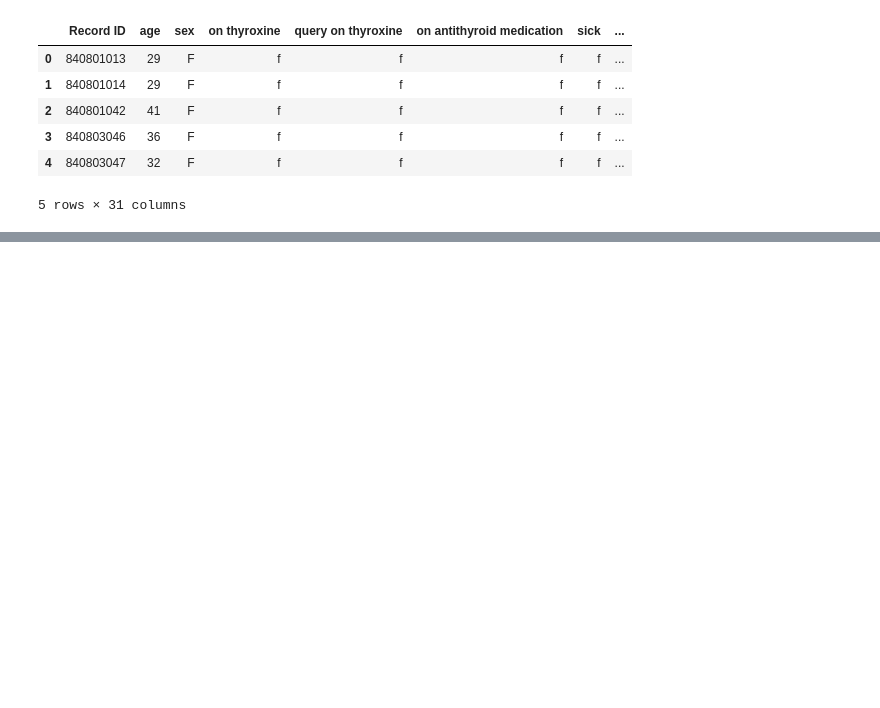
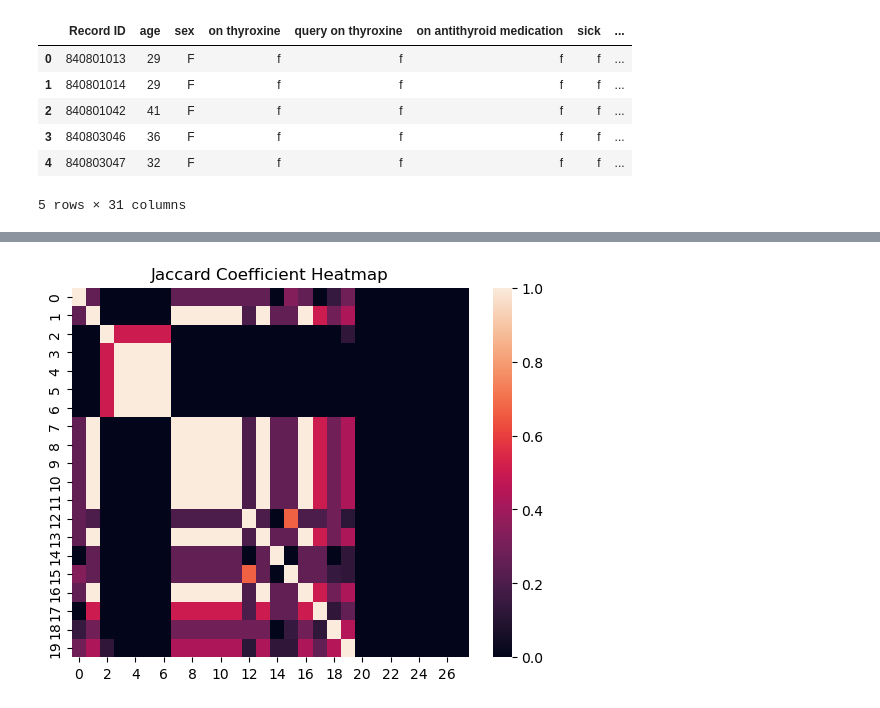
Before and after one commit to aaditya-29/ML-lab, a Jupyter notebook: ML_LAB_2.ipynb, the cells around one changed output, grey strips where cells are left out. Saved outputs shown, nothing was run; the diff lists cells and outputs as text; code cells hidden in the pictures; blank space fills up the shorter version.

```diff
--- a/ML_LAB_2.ipynb
+++ b/ML_LAB_2.ipynb
@@ -273,0 +360,20 @@ thyroid_df.head()
+# %%
+import math
+v1 = normalized_data.iloc[0]
+v2 = normalized_data.iloc[1]
+
+for x in vec1.index:
+    v1[x] = 1 if vec1[x]== True else 0
+    v2[x] = 1 if vec2[x]== True else 0
+v1 = v1[1:-2]
+v2 = v2[1:-2]
+def cosine_similarity(v1,v2):
+    dot_pro = sum([x*y for x,y in zip(v1,v2)])
+    magv1 = getlen(v1)
+    magv2 = getlen(v2)
+    return dot_pro/(magv1*magv2)
+def getlen(v):
+    magv = math.sqrt(sum([x**2 for x in v]))
+    return magv
+
+print("cosine similarity measure:",cosine_similarity(v1,v2))
@@ -273,0 +394,62 @@ thyroid_df.head()
+# %%
+import seaborn as sns
+# We are now going to calculate JC, SMC, and COS for the first 20 observation vectors
+
+# Select the first 20 observations
+subset_data = thyroid_df.iloc[:20,1:-2]
+
+for i in range (0,20):
+    for column in binary_df.columns:
+        subset_data.loc[i,column] = 1 if binary_df.loc[i,column] == True else 0
+
+# Initialize matrices for JC, SMC, and Cosine Similarity
+jc_matrix = np.zeros((20, len(subset_data.columns)))
+smc_matrix = np.zeros((20, len(subset_data.columns)))
+cos_matrix = np.zeros((20, len(subset_data.columns)))
+
+# Calculate JC, SMC, and COS for each pair of vectors
+for i in range(20):
+    for j in range(i, 20):
+        vec1 = subset_data.loc[i,binary_att]
+        vec2 = subset_data.loc[j,binary_att]
+
+        # JC Calculation
+        f11 = sum(vec1 & vec2)
+        f01_f10 = sum( vec1 ^ vec2)
+
+
+        denominator_jc = (f01_f10 + f11)
+        if denominator_jc == 0:
+            jc_matrix[i, j] = jc_matrix[j, i] = 0  # Symmetric matrix
+        else:
+            jc_matrix[i, j] = jc_matrix[j, i] = f11 / denominator_jc  # Symmetric matrix
+
+        # SMC Calculation
+        f00 = sum(~(vec1 | vec2))
+
+        denominator_smc = (f00 + f01_f10 + f11)
+        if denominator_smc == 0:
+            smc_matrix[i, j] = smc_matrix[j, i] = 0  # Symmetric matrix
+        else:
+            smc_matrix[i, j] = smc_matrix[j, i] = (f11 + f00) / denominator_smc  # Symmetric matrix
+
+        vec1 = subset_data.iloc[i]
+        vec2 = subset_data.iloc[j]
+        # Cosine Similarity Calculation
+        cos_matrix[i, j] = cos_matrix[j, i] = cosine_similarity(vec1, vec2)  # Symmetric matrix
+
+
+# Plot Heatmaps
+sns.heatmap(jc_matrix)
+plt.title('Jaccard Coefficient Heatmap')
+plt.show()
+
+sns.heatmap(smc_matrix)
+plt.title('Simple Matching Coefficient Heatmap')
+plt.show()
+
+sns.heatmap(cos_matrix)
+plt.title('Cosine Similarity Heatmap')
+plt.show()
+# %% [output]
+[figure, added]
```
Also changed, not shown: parts of 17 cells of this notebook.
